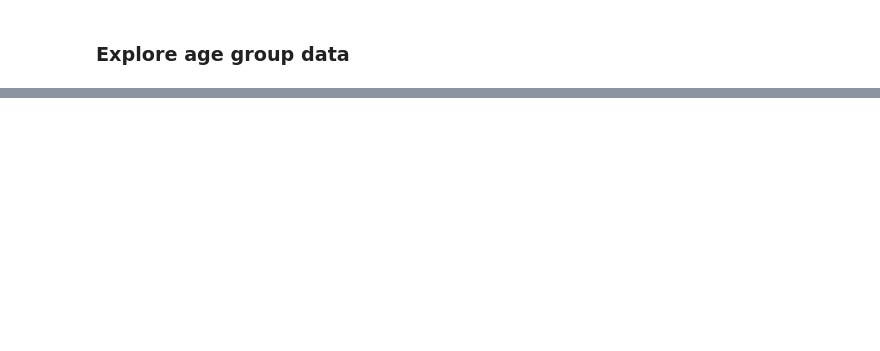
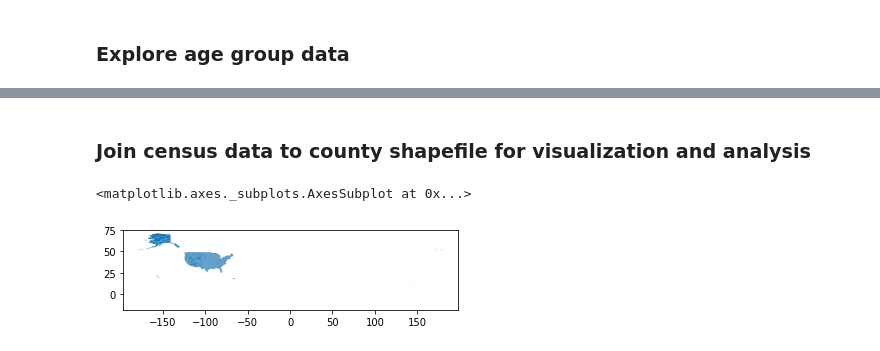
Before and after one commit to EileenGrady/us-industrial-pollution, a Jupyter notebook: explore-census-data.ipynb, the cells around one changed output, grey strips where cells are left out. Saved outputs shown, nothing was run; the diff lists cells and outputs as text; code cells hidden in the pictures; blank space fills up the shorter version.

```diff
--- a/explore-census-data.ipynb
+++ b/explore-census-data.ipynb
@@ -104,0 +270,2 @@ The insurance data contains raw numbers, so I will likely need to pull in popula
+# %% [markdown]
+### Join census data to county shapefile for visualization and analysis
@@ -104,0 +281,8 @@ The insurance data contains raw numbers, so I will likely need to pull in popula
+# %%
+# read counties in
+counties = gdf = gpd.read_file('data/us-counties/us-counties.json')
+# %%
+counties.plot()
+# %% [output]
+<matplotlib.axes._subplots.AxesSubplot at 0x...>
+[figure, added]
```
Also changed, not shown: parts of 29 cells of this notebook, 17 other files.
